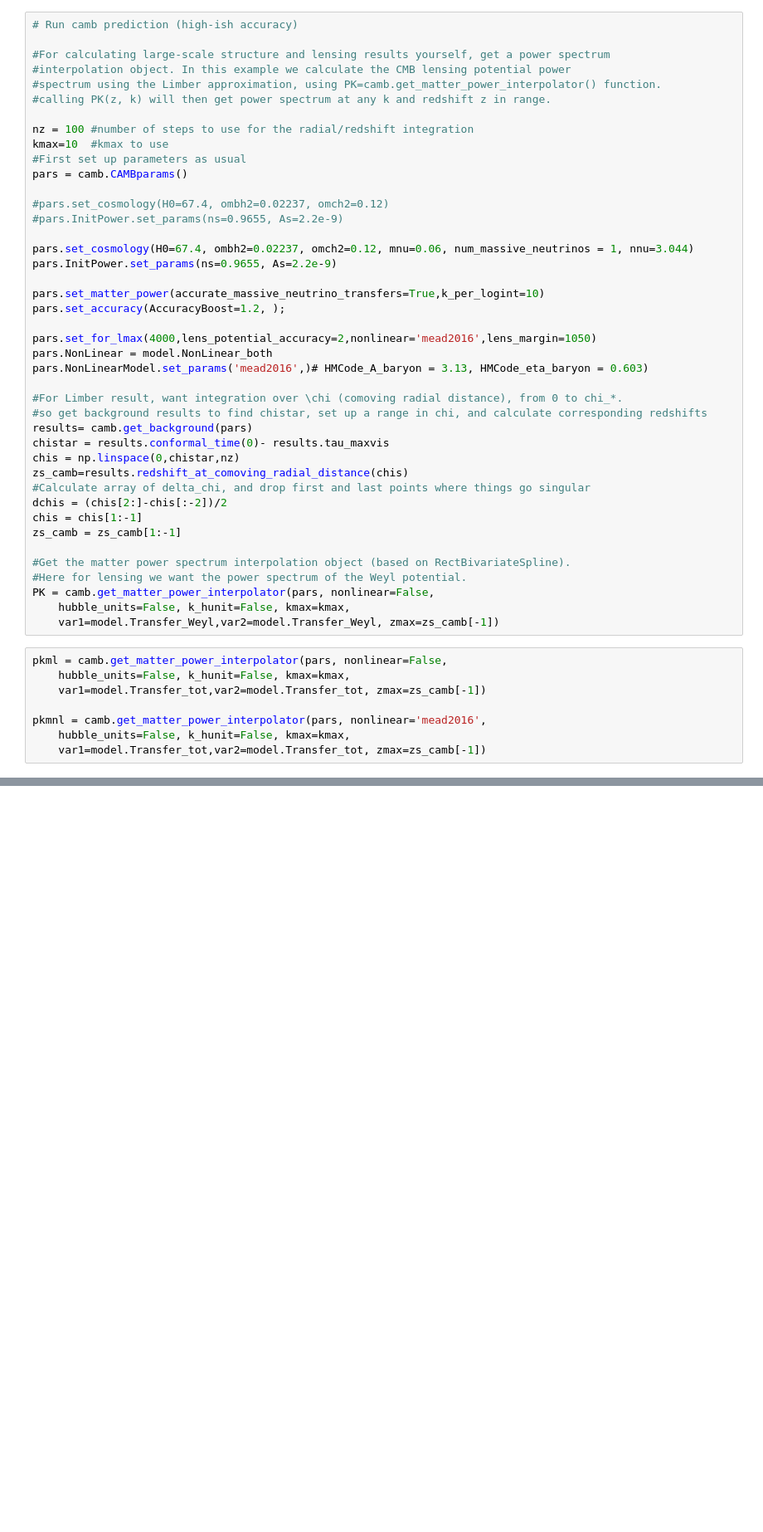
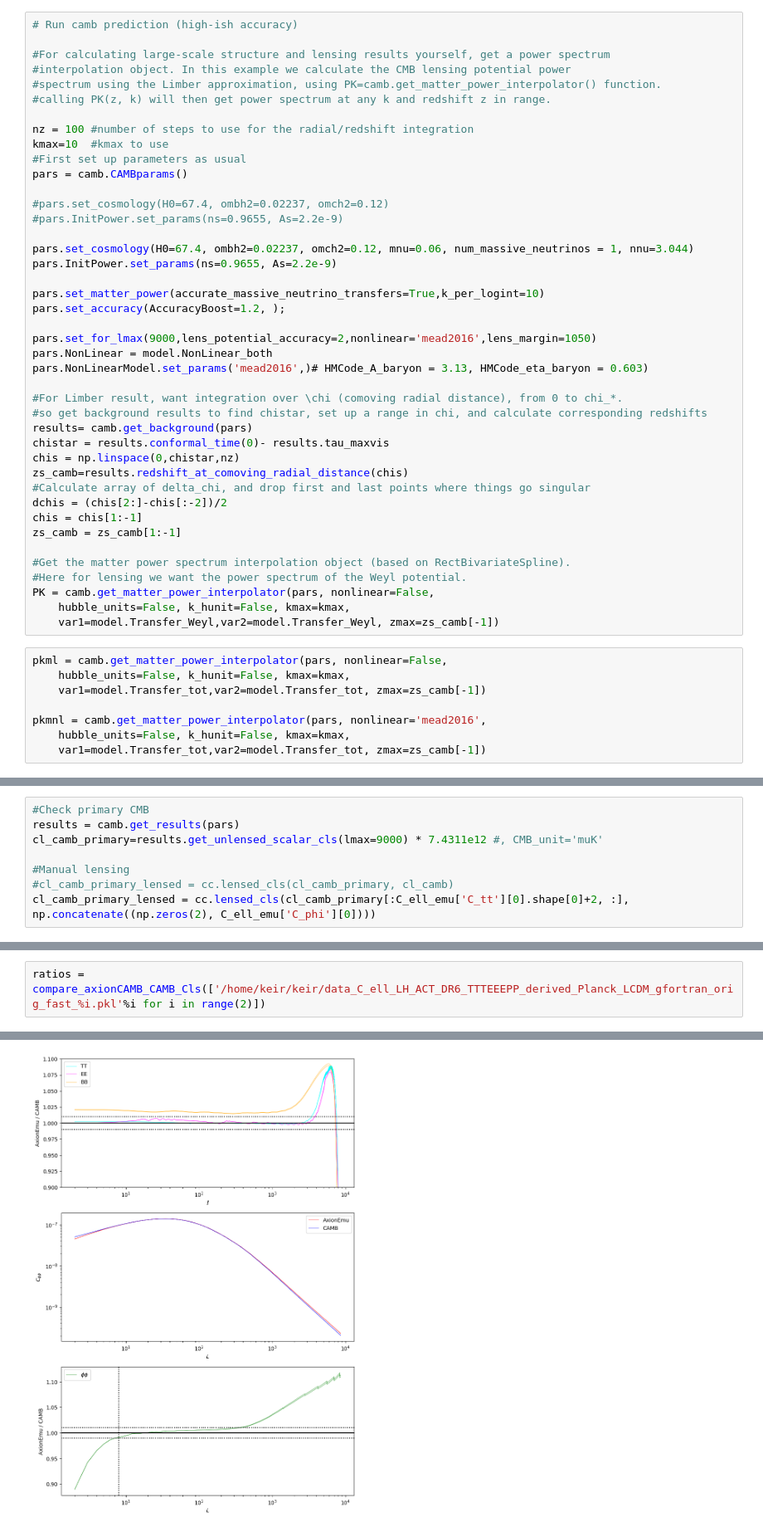
Before and after one commit to keirkwame/axionHMcode_validation, a Jupyter notebook: Compare-axion-pk-lensing.ipynb, the cells around one changed output, grey strips where cells are left out. Shown at 83% size. Saved outputs shown, nothing was run; the diff lists cells and outputs as text; blank space fills up the shorter version.

```diff
--- a/Compare-axion-pk-lensing.ipynb
+++ b/Compare-axion-pk-lensing.ipynb
@@ -38,7 +44,7 @@ pars.InitPower.set_params(ns=0.9655, As=2.2e-9)
 pars.set_matter_power(accurate_massive_neutrino_transfers=True,k_per_logint=10)
 pars.set_accuracy(AccuracyBoost=1.2, );
 
-pars.set_for_lmax(4000,lens_potential_accuracy=2,nonlinear='mead2016',lens_margin=1050)
+pars.set_for_lmax(9000,lens_potential_accuracy=2,nonlinear='mead2016',lens_margin=1050)
 pars.NonLinear = model.NonLinear_both
 pars.NonLinearModel.set_params('mead2016',)# HMCode_A_baryon = 3.13, HMCode_eta_baryon = 0.603)
 
@@ -187,0 +202,8 @@ plt.title('Updated Halo Model Lensing vs CAMB (high accuracy)')
+# %%
+#Check primary CMB
+results = camb.get_results(pars)
+cl_camb_primary=results.get_unlensed_scalar_cls(lmax=9000) * 7.4311e12 #, CMB_unit='muK'
+
+#Manual lensing
+#cl_camb_primary_lensed = cc.lensed_cls(cl_camb_primary, cl_camb)
+cl_camb_primary_lensed = cc.lensed_cls(cl_camb_primary[:C_ell_emu['C_tt'][0].shape[0]+2, :], np.concatenate((np.zeros(2), C_ell_emu['C_phi'][0])))
@@ -187,0 +467,3 @@ plt.title('Updated Halo Model Lensing vs CAMB (high accuracy)')
+# %%
+ratios = compare_axionCAMB_CAMB_Cls(['/home/keir/keir/data_C_ell_LH_ACT_DR6_TTTEEEPP_derived_Planck_LCDM_gfortran_orig_fast_%i.pkl'%i for i in range(2)])
+# %% [output]
@@ -187,0 +474 @@ plt.title('Updated Halo Model Lensing vs CAMB (high accuracy)')
+[figure, added]
```
Also changed, not shown: parts of 20 cells of this notebook, 1 other file.
